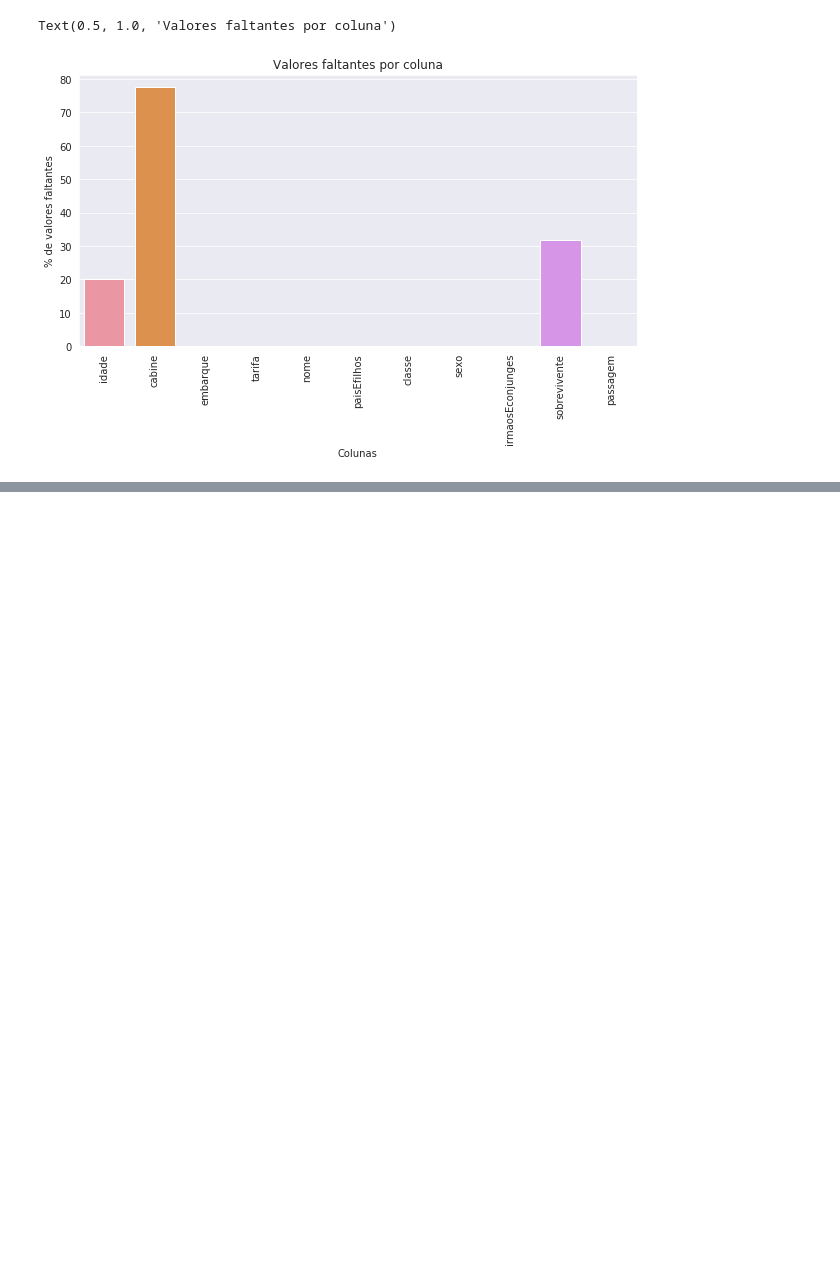
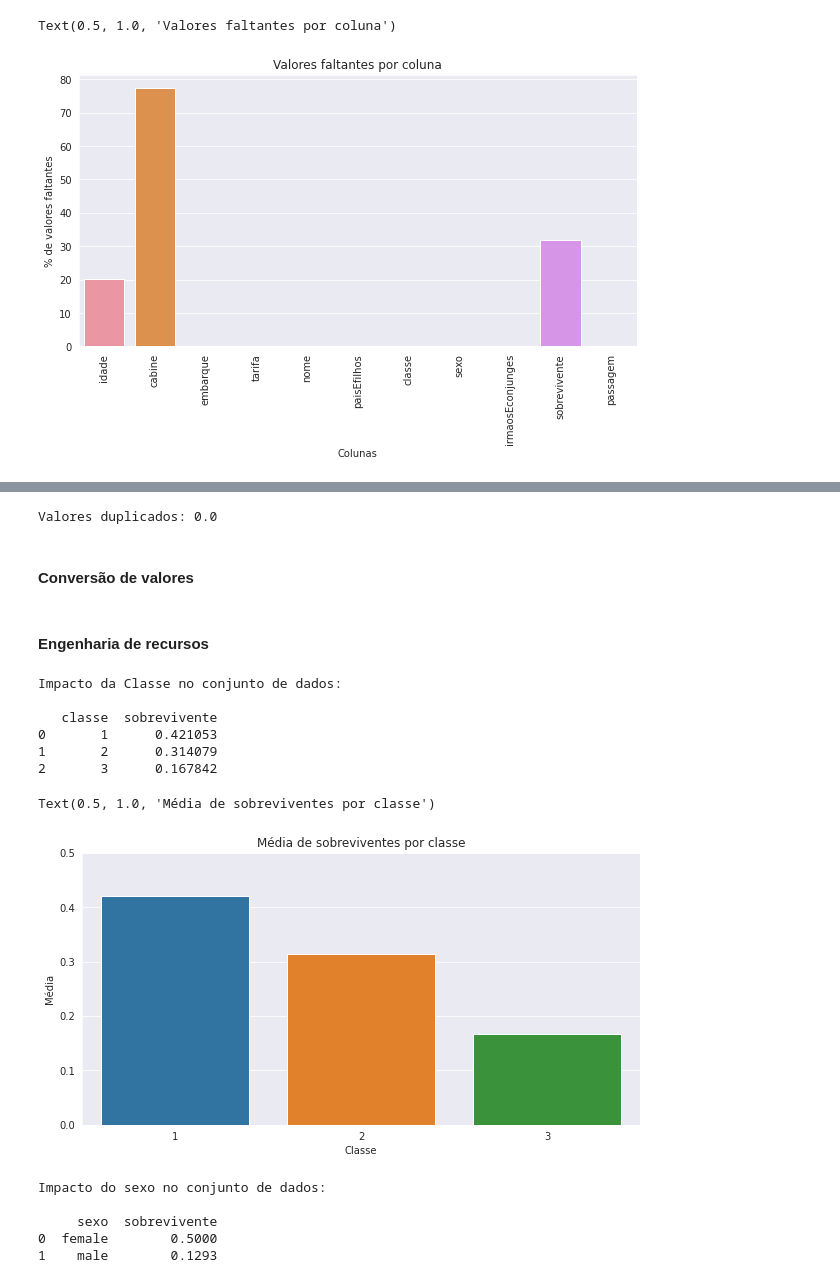
Before and after one commit to LilianeAquino/desafio-kaggle-titanic, a Jupyter notebook: desafio-kaggle-titanic.ipynb, the cells around one changed output, grey strips where cells are left out. Cells and saved outputs as stored; diff of their text form; code cells hidden in the pictures; blank space fills up the shorter version.

Commit message:
Exploração dos dados

```diff
--- a/desafio-kaggle-titanic.ipynb
+++ b/desafio-kaggle-titanic.ipynb
@@ -194,0 +195,10 @@ df['embarque'] = df['embarque'].fillna(df['embarque'].mode()[0])
+# %%
+cols = ['idade', 'tarifa']
+
+for c in cols:
+    df[c] = df[c].fillna(df[c].mean())
+# %%
+cols = ['sobrevivente', 'embarque']
+
+for c in cols:
+    df[c] = df[c].fillna(df[c].mode()[0])
@@ -194,0 +207,44 @@ df['embarque'] = df['embarque'].fillna(df['embarque'].mode()[0])
+# %%
+print('Valores duplicados: {}'.format(df.duplicated().mean()*100))
+# %% [output]
+Valores duplicados: 0.0
+# %% [markdown]
+#### Conversão de valores
+# %%
+cols = ['idade', 'sobrevivente']
+for c in cols:
+    df[c] = df[c].astype(int)
+# %% [markdown]
+#### Engenharia de recursos
+# %%
+classe = df[['classe', 'sobrevivente']].groupby(['classe'], as_index=False).mean()
+print('Impacto da Classe no conjunto de dados:\n')
+print(classe)
+# %% [output]
+Impacto da Classe no conjunto de dados:
+
+   classe  sobrevivente
+0       1      0.421053
+1       2      0.314079
+2       3      0.167842
+# %%
+f, ax= plt.subplots(figsize=(10, 5))
+sns.barplot(x=classe['classe'], y=classe['sobrevivente'])
+
+plt.ylim(0, 0.50)
+plt.xlabel('Classe')
+plt.ylabel('Média')
+plt.title('Média de sobreviventes por classe')
+# %% [output]
+Text(0.5, 1.0, 'Média de sobreviventes por classe')
+[figure, added]
+# %%
+sexo = df[['sexo', 'sobrevivente']].groupby(['sexo'], as_index=False).mean()
+print('Impacto do sexo no conjunto de dados:\n')
+print(sexo)
+# %% [output]
+Impacto do sexo no conjunto de dados:
+
+     sexo  sobrevivente
+0  female        0.5000
+1    male        0.1293
```
Also changed, not shown: parts of 25 cells of this notebook.
